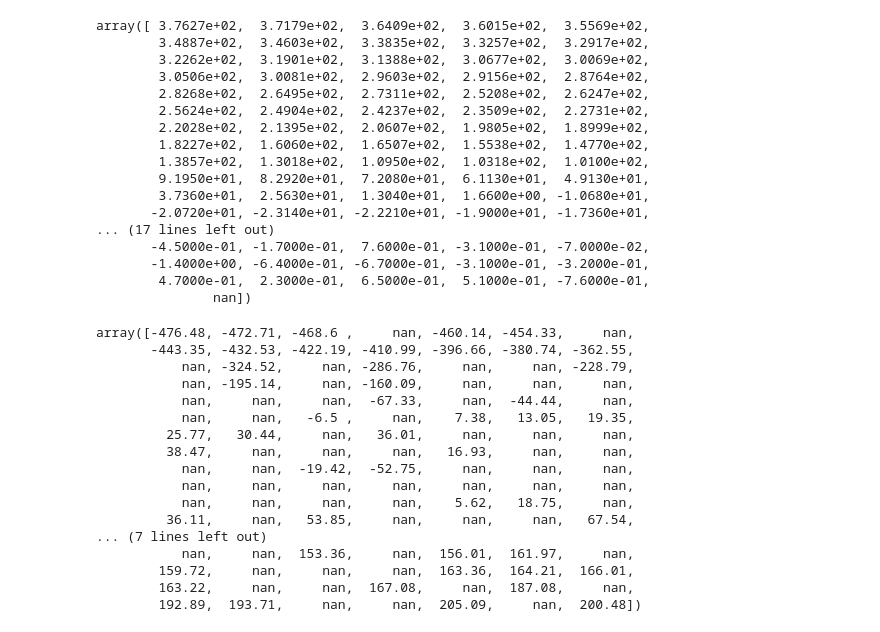
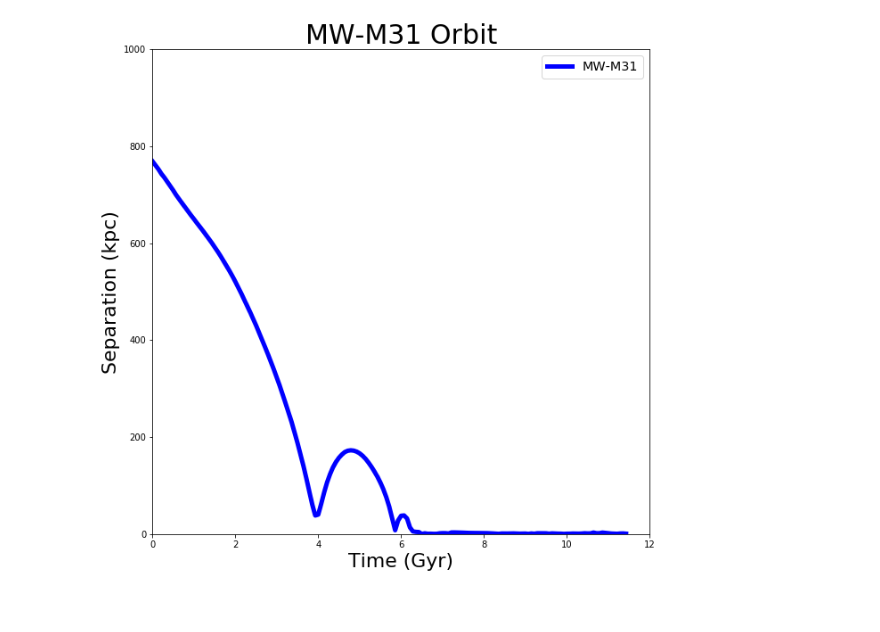
Before and after one commit to acorgan/400B_Corgan, a Jupyter notebook: Homeworks/Homework6/OrbitCOM.ipynb, the cells around one changed output. Drawn from its saved outputs; the diff is of its cells as text; code cells hidden in the pictures; blank space fills up the shorter version.

```diff
--- a/Homeworks/Homework6/OrbitCOM.ipynb
+++ b/Homeworks/Homework6/OrbitCOM.ipynb
@@ -176,40 +159,0 @@ dx = MWdata['x']-M31data['x']
-# %%
-dx
-# %% [output]
-array([ 3.7627e+02,  3.7179e+02,  3.6409e+02,  3.6015e+02,  3.5569e+02,
-        3.4887e+02,  3.4603e+02,  3.3835e+02,  3.3257e+02,  3.2917e+02,
-        3.2262e+02,  3.1901e+02,  3.1388e+02,  3.0677e+02,  3.0069e+02,
-        3.0506e+02,  3.0081e+02,  2.9603e+02,  2.9156e+02,  2.8764e+02,
-        2.8268e+02,  2.6495e+02,  2.7311e+02,  2.5208e+02,  2.6247e+02,
-        2.5624e+02,  2.4904e+02,  2.4237e+02,  2.3509e+02,  2.2731e+02,
-        2.2028e+02,  2.1395e+02,  2.0607e+02,  1.9805e+02,  1.8999e+02,
-        1.8227e+02,  1.6060e+02,  1.6507e+02,  1.5538e+02,  1.4770e+02,
-        1.3857e+02,  1.3018e+02,  1.0950e+02,  1.0318e+02,  1.0100e+02,
-        9.1950e+01,  8.2920e+01,  7.2080e+01,  6.1130e+01,  4.9130e+01,
-        3.7360e+01,  2.5630e+01,  1.3040e+01,  1.6600e+00, -1.0680e+01,
-       -2.0720e+01, -2.3140e+01, -2.2210e+01, -1.9000e+01, -1.7360e+01,
-... (17 lines left out)
-       -4.5000e-01, -1.7000e-01,  7.6000e-01, -3.1000e-01, -7.0000e-02,
-       -1.4000e+00, -6.4000e-01, -6.7000e-01, -3.1000e-01, -3.2000e-01,
-        4.7000e-01,  2.3000e-01,  6.5000e-01,  5.1000e-01, -7.6000e-01,
-               nan])
-# %%
-M33data['x']
-# %% [output]
-array([-476.48, -472.71, -468.6 ,     nan, -460.14, -454.33,     nan,
-       -443.35, -432.53, -422.19, -410.99, -396.66, -380.74, -362.55,
-           nan, -324.52,     nan, -286.76,     nan,     nan, -228.79,
-           nan, -195.14,     nan, -160.09,     nan,     nan,     nan,
-           nan,     nan,     nan,  -67.33,     nan,  -44.44,     nan,
-           nan,     nan,   -6.5 ,     nan,    7.38,   13.05,   19.35,
-         25.77,   30.44,     nan,   36.01,     nan,     nan,     nan,
-         38.47,     nan,     nan,     nan,   16.93,     nan,     nan,
-           nan,     nan,  -19.42,  -52.75,     nan,     nan,     nan,
-           nan,     nan,     nan,     nan,     nan,     nan,     nan,
-           nan,     nan,     nan,     nan,    5.62,   18.75,     nan,
-         36.11,     nan,   53.85,     nan,     nan,     nan,   67.54,
-... (7 lines left out)
-           nan,     nan,  153.36,     nan,  156.01,  161.97,     nan,
-        159.72,     nan,     nan,     nan,  163.36,  164.21,  166.01,
-        163.22,     nan,     nan,  167.08,     nan,  187.08,     nan,
-        192.89,  193.71,     nan,     nan,  205.09,     nan,  200.48])
@@ -215,0 +195,26 @@ array([-476.48, -472.71, -468.6 ,     nan, -460.14, -454.33,     nan,
+# %%
+# Plot the Orbit of MW - M31
+#################################
+
+fig = plt.figure(figsize=(10,10))
+ax = plt.subplot(111)
+
+# Plot relative position between MW and M31
+plt.plot(MWdata['t'],MWM31relpos,color='blue',linewidth=5,label='MW-M31')
+
+# Add chart title
+plt.title('MW-M31 Orbit',fontsize=30)
+
+# Add axis labels
+plt.xlabel('Time (Gyr)',fontsize=22)
+plt.ylabel('Separation (kpc)',fontsize=22)
+
+# set axis limits
+plt.xlim(0,12)
+plt.ylim(0,1000)
+
+
+# add a legend
+legend = ax.legend(loc='upper right',fontsize='x-large')
+# %% [output]
+[figure, added]
```
Also changed, not shown: parts of 19 cells of this notebook.
